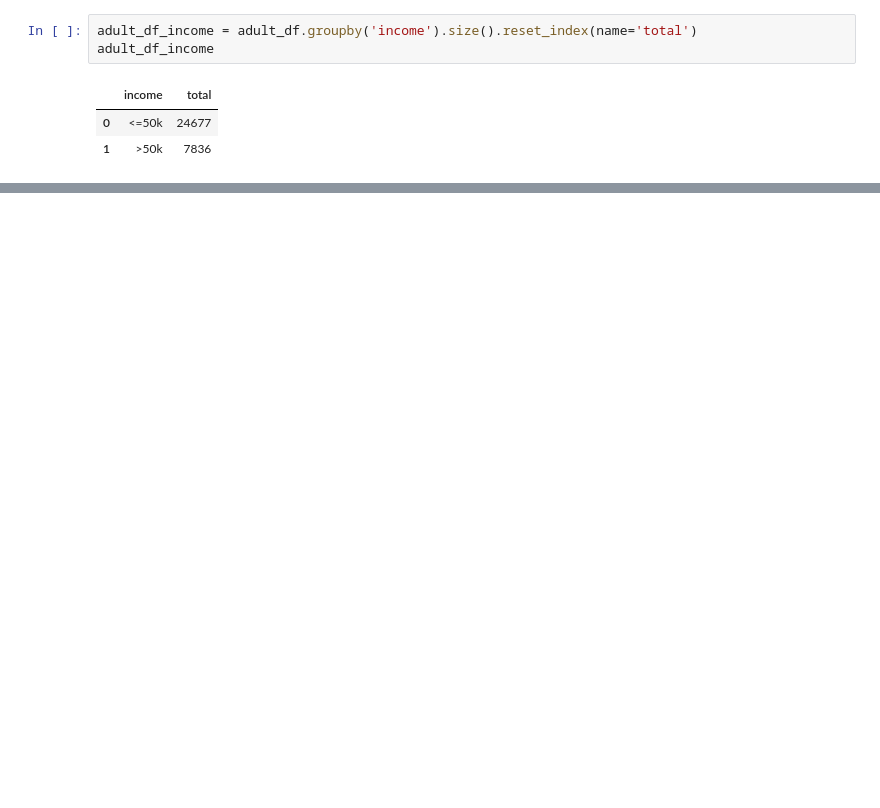
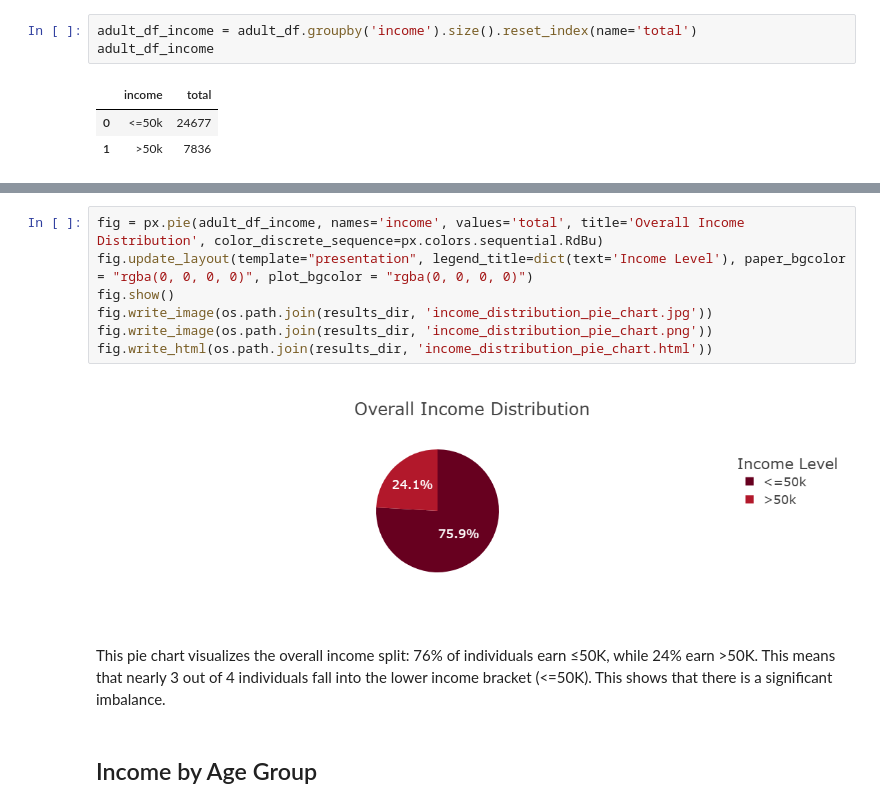
Before and after one commit to UwaseHadidja/adult_income, a Jupyter notebook: notebooks/Data_Analysis.ipynb, the cells around one changed output, grey strips where cells are left out. Saved outputs shown, nothing was run; the diff lists cells and outputs as text; blank space fills up the shorter version.

```diff
--- a/notebooks/Data_Analysis.ipynb
+++ b/notebooks/Data_Analysis.ipynb
@@ -431,0 +275,13 @@ fig.write_html(os.path.join(results_dir,'income_distribution_by_edu_groupcomb_ba
+# %%
+fig = px.pie(adult_df_income, names='income', values='total', title='Overall Income Distribution', color_discrete_sequence=px.colors.sequential.RdBu)
+fig.update_layout(template="presentation", legend_title=dict(text='Income Level'), paper_bgcolor = "rgba(0, 0, 0, 0)", plot_bgcolor = "rgba(0, 0, 0, 0)")
+fig.show()
+fig.write_image(os.path.join(results_dir, 'income_distribution_pie_chart.jpg'))
+fig.write_image(os.path.join(results_dir, 'income_distribution_pie_chart.png'))
+fig.write_html(os.path.join(results_dir, 'income_distribution_pie_chart.html'))
+# %% [output]
+[figure, added]
+# %% [markdown]
+This pie chart visualizes the overall income split: 76% of individuals earn ≤50K, while 24% earn >50K. This means that nearly 3 out of 4 individuals fall into the lower income bracket (<=50K). This shows that there is a significant imbalance.
+# %% [markdown]
+## Income by Age Group
```
Also changed, not shown: parts of 60 cells of this notebook, 15 other files.
